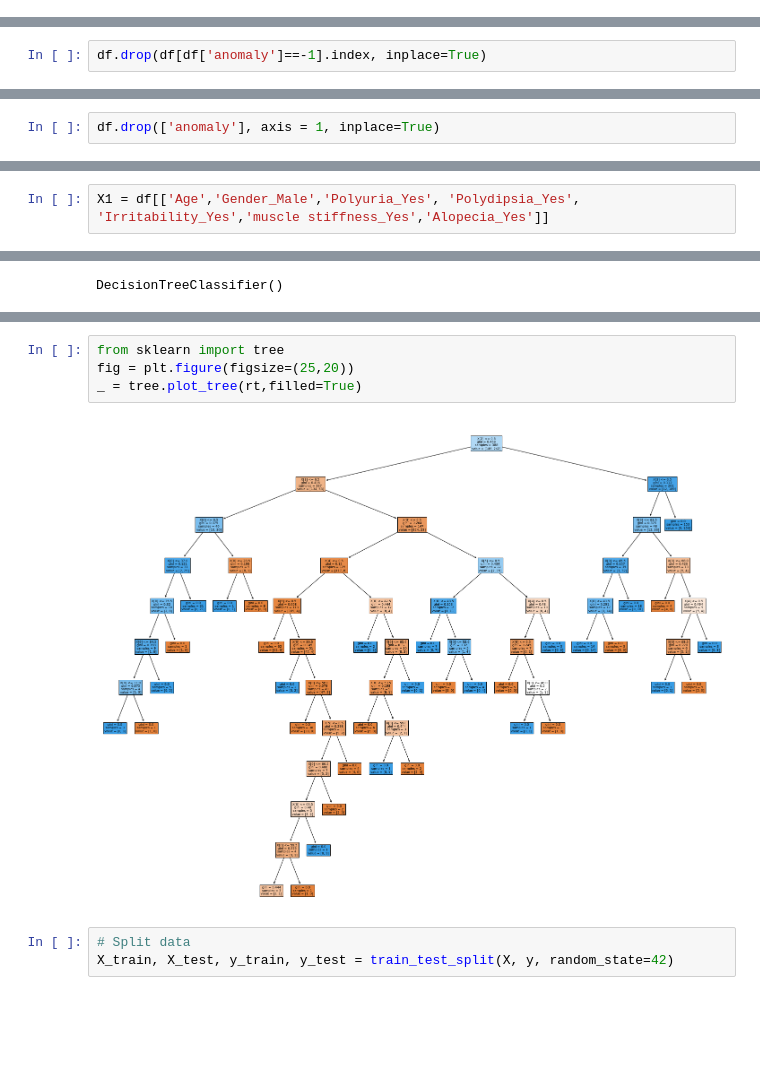
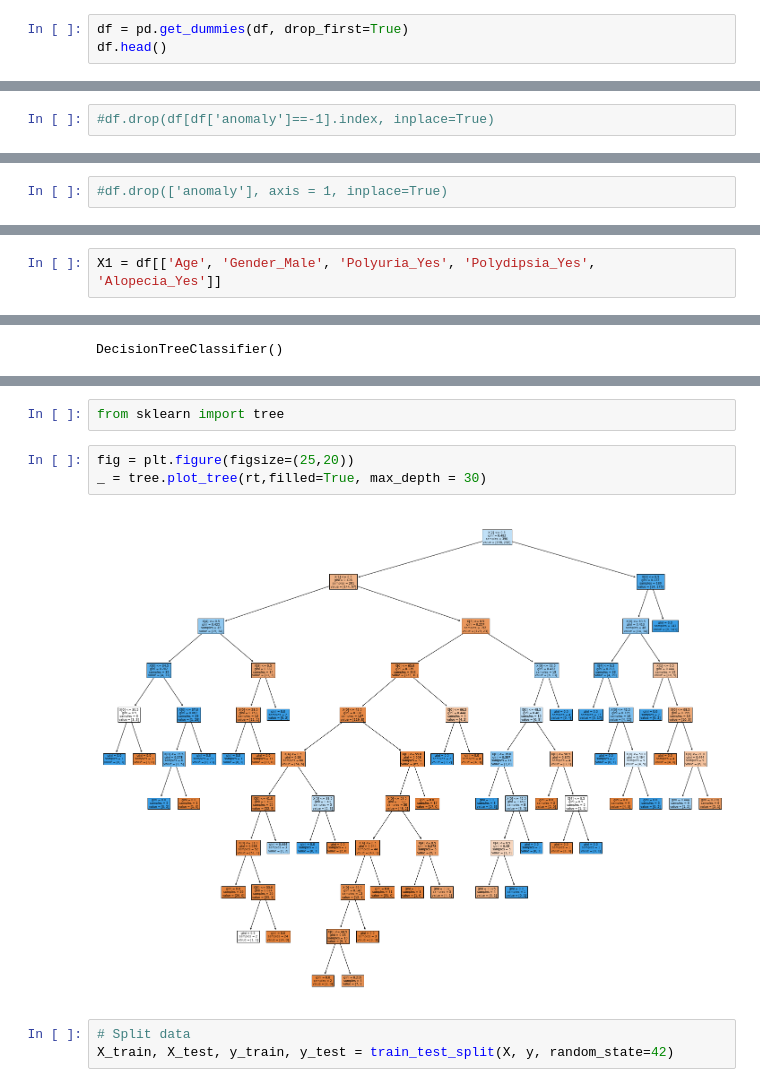
Before and after one commit to yuriyura/Springboard, a Jupyter notebook: 2nd PJT_Diabetes_10242020.ipynb, the cells around one changed output, grey strips where cells are left out. Saved outputs shown, nothing was run; the diff lists cells and outputs as text; blank space fills up the shorter version.

```diff
--- a/2nd PJT_Diabetes_10242020.ipynb
+++ b/2nd PJT_Diabetes_10242020.ipynb
@@ -156,0 +1003,3 @@ Wall time: 13.2 s
+# %%
+df = pd.get_dummies(df, drop_first=True)
+df.head()
@@ -236,2 +1121,2 @@ Let's drop rows whose 'anomaly' value is -1.
 # %%
-df.drop(df[df['anomaly']==-1].index, inplace=True)
+#df.drop(df[df['anomaly']==-1].index, inplace=True)
@@ -240,2 +1125,2 @@ Let's drop the column, 'anomaly'.
 # %%
-df.drop(['anomaly'], axis = 1, inplace=True)
+#df.drop(['anomaly'], axis = 1, inplace=True)
@@ -293,5 +1192,5 @@ Index(['Age', 'Gender_Male', 'Polyuria_Yes', 'Polydipsia_Yes',
 # %%
-X1 = df[['Age','Gender_Male','Polyuria_Yes', 'Polydipsia_Yes', 'Irritability_Yes','muscle stiffness_Yes','Alopecia_Yes']]
+X1 = df[['Age', 'Gender_Male', 'Polyuria_Yes', 'Polydipsia_Yes', 'Alopecia_Yes']]
 # %%
 # Split data
 X_train, X_test, y_train, y_test = train_test_split(X1, y)
@@ -323,9 +1282,10 @@ Best Hyperparameters::
+# %%
+from sklearn import tree
 # %%
-from sklearn import tree
 fig = plt.figure(figsize=(25,20))
-_ = tree.plot_tree(rt,filled=True)
+_ = tree.plot_tree(rt,filled=True, max_depth = 30)
 # %% [output]
-[figure, old version]
+[figure, new version]
 # %%
 # Split data
 X_train, X_test, y_train, y_test = train_test_split(X, y, random_state=42)
```
Also changed, not shown: parts of 114 cells of this notebook, 1 other file.
